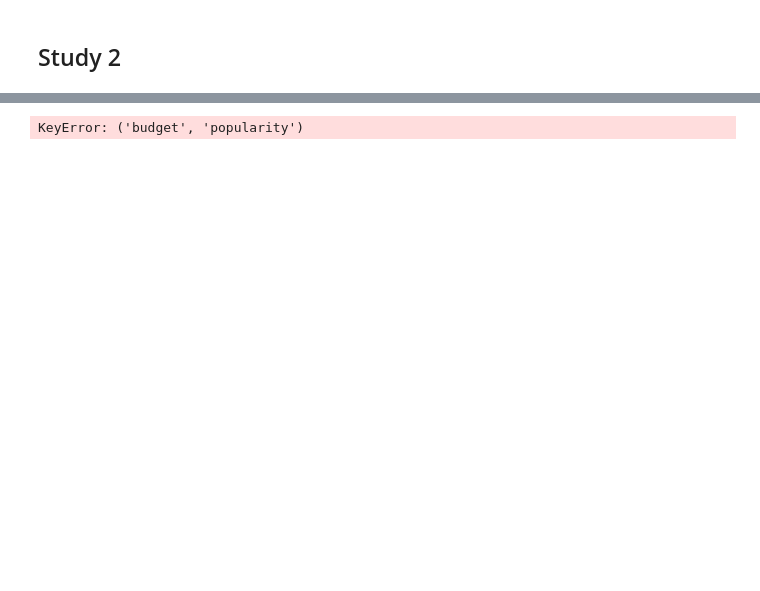
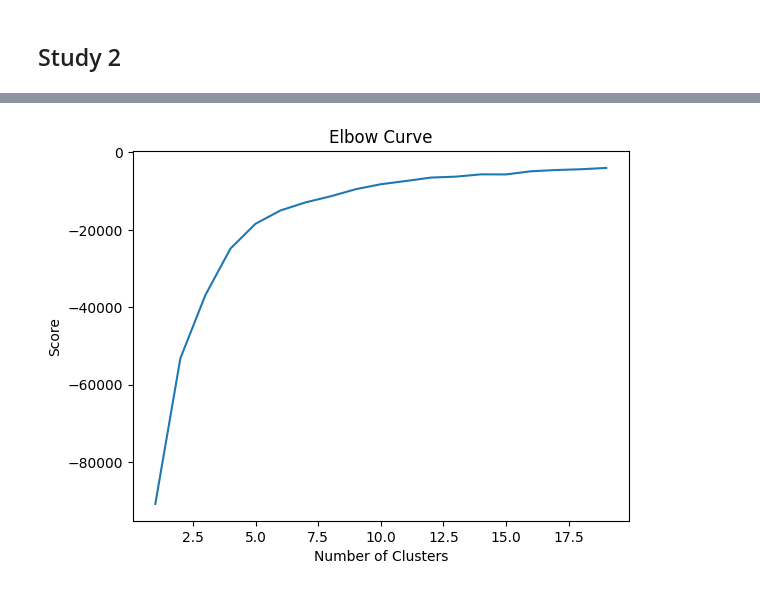
Before and after one commit to maddierioux/CSI4142_A4, a Jupyter notebook: Studies.ipynb, the cells around one changed output, grey strips where cells are left out. Saved outputs shown, nothing was run; the diff lists cells and outputs as text; code cells hidden in the pictures; blank space fills up the shorter version.

```diff
--- a/Studies.ipynb
+++ b/Studies.ipynb
@@ -602,58 +612,12 @@ array([[ 1.47898498,  3.16756189],
-# %%
-scaler = StandardScaler()
-
-# --- Clustering Combination 1: Budget vs Popularity ---
-combo1_df = metadata_df[metadata_df['budget', 'popularity']]
-combo1_scaled = scaler.fit_transform(combo1_df)
-
-# --- Clustering Combination 2: Popularity vs Revenue ---
-combo2_df = metadata_df[['popularity', 'revenue']]
-combo2_scaled = scaler.fit_transform(combo2_df)
-
-
-### --- KMeans Clustering --- ###
-def run_kmeans(data, combo_name, k_values):
-    for k in k_values:
-        kmeans = KMeans(n_clusters=k, random_state=42, n_init=10)
-        clusters = kmeans.fit_predict(data)
-
-        # Plot results
-        plt.figure(figsize=(8, 6))
-        plt.scatter(data[:, 0], data[:, 1], c=clusters, cmap='viridis', s=10)
-        plt.title(f'KMeans Clustering ({combo_name}) with k={k}')
-        plt.xlabel(combo_name.split(" vs ")[0])
-        plt.ylabel(combo_name.split(" vs ")[1])
-        plt.show()
-
-
-### --- DBSCAN Clustering --- ###
-def run_dbscan(data, combo_name, eps_values, min_samples_values):
-    for eps in eps_values:
-        for min_samples in min_samples_values:
-            dbscan = DBSCAN(eps=eps, min_samples=min_samples)
-            clusters = dbscan.fit_predict(data)
-
-            # Plot results
-            plt.figure(figsize=(8, 6))
-            plt.scatter(data[:, 0], data[:, 1], c=clusters, cmap='viridis', s=10)
-            plt.title(f'DBSCAN Clustering ({combo_name}) with eps={eps}, min_samples={min_samples}')
-            plt.xlabel(combo_name.split(" vs ")[0])
-            plt.ylabel(combo_name.split(" vs ")[1])
-            plt.show()
-
-
-# --- Run Clustering for Combination 1: Budget vs Popularity ---
-print('Clustering on Budget vs Popularity:')
-k_values = [3, 5]
-eps_values = [0.3, 0.5]
-min_samples_values = [5, 10]
-
-run_kmeans(combo1_scaled, 'Budget vs Popularity', k_values)
-run_dbscan(combo1_scaled, 'Budget vs Popularity', eps_values, min_samples_values)
-
-# --- Run Clustering for Combination 2: Budget vs Release Year ---
-print('Clustering on Budget vs Release Year:')
-run_kmeans(combo2_scaled, 'Budget vs Release Year', k_values)
-run_dbscan(combo2_scaled, 'Budget vs Release Year', eps_values, min_samples_values)
-# %% [output]
-KeyError: ('budget', 'popularity')
+# %%
+Num_of_clusters = range(1, 20)
+kmeans = [KMeans(n_clusters=i) for i in Num_of_clusters]
+score = [kmeans[i].fit(combo1_scaled).score(combo1_scaled) for i in range(len(kmeans))]
+# %%
+plt.plot(Num_of_clusters,score)
+plt.xlabel('Number of Clusters')
+plt.ylabel('Score')
+plt.title('Elbow Curve')
+plt.show()
+# %% [output]
+[figure, added]
```
Also changed, not shown: parts of 12 cells of this notebook.
